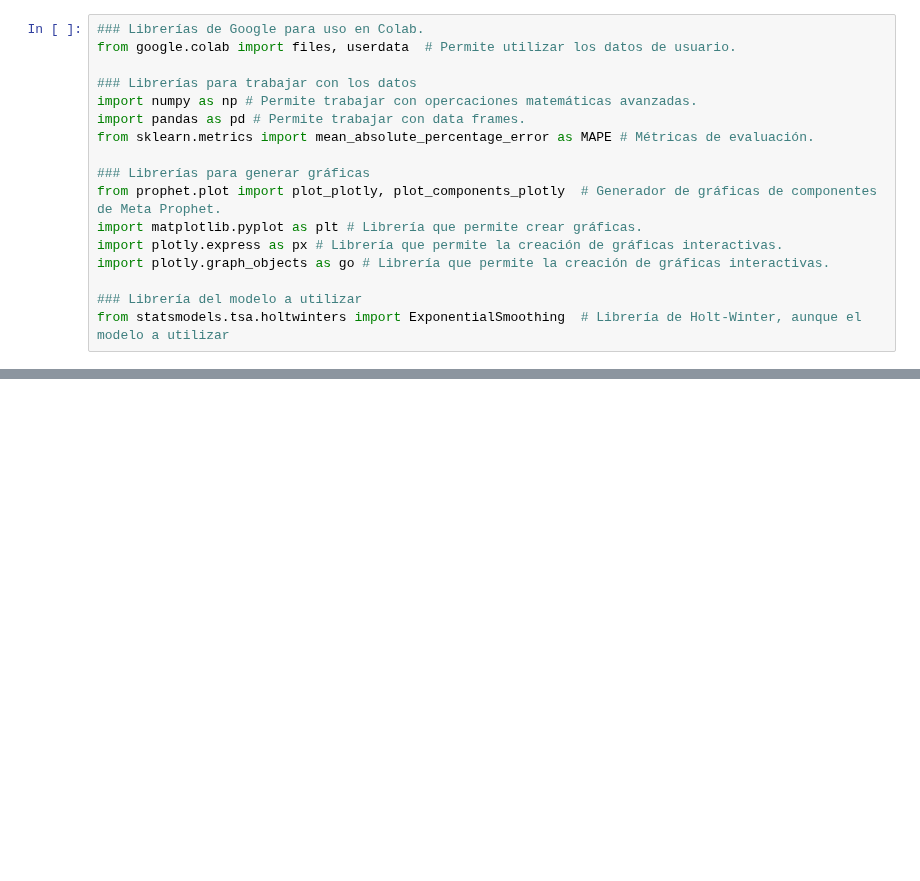
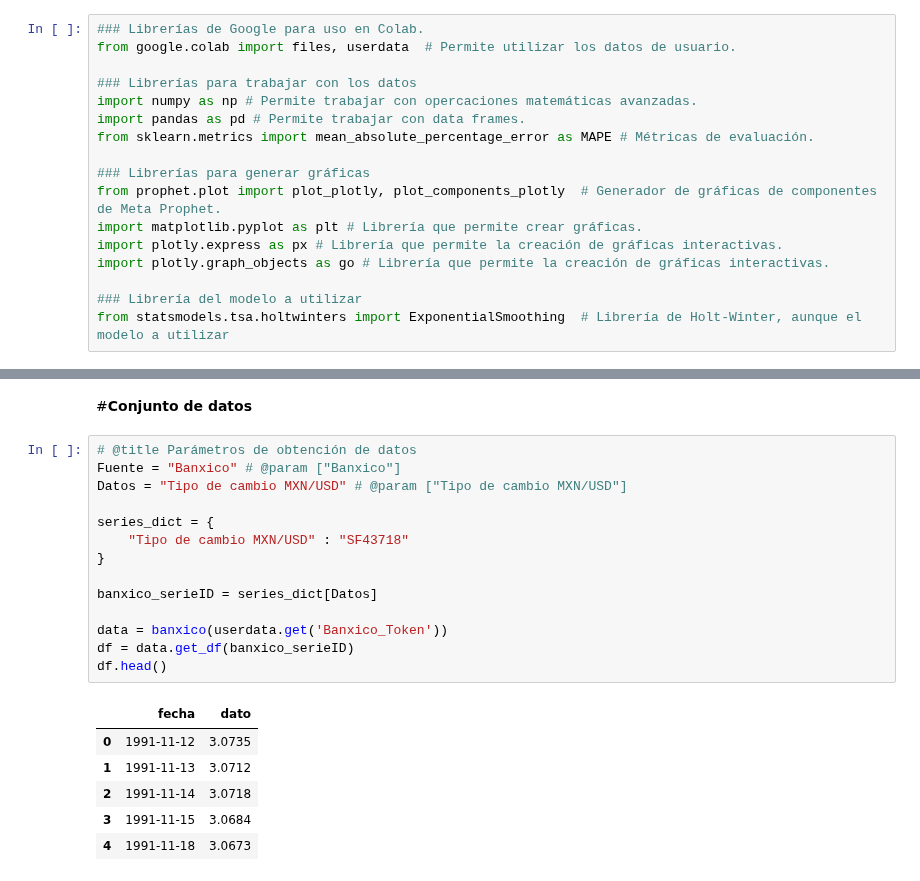
Before and after one commit to rubusarbaro/supplychain-forecast-FIME, a Jupyter notebook: PIA_Holt.ipynb, the cells around one changed output, grey strips where cells are left out. Saved outputs shown, nothing was run; the diff lists cells and outputs as text; blank space fills up the shorter version.

```diff
--- a/PIA_Holt.ipynb
+++ b/PIA_Holt.ipynb
@@ -33,0 +181,23 @@ from statsmodels.tsa.holtwinters import ExponentialSmoothing  # Librería de Hol
+# %% [markdown]
+#**Conjunto de datos**
+# %%
+# @title Parámetros de obtención de datos
+Fuente = "Banxico" # @param ["Banxico"]
+Datos = "Tipo de cambio MXN/USD" # @param ["Tipo de cambio MXN/USD"]
+
+series_dict = {
+    "Tipo de cambio MXN/USD" : "SF43718"
+}
+
+banxico_serieID = series_dict[Datos]
+
+data = banxico(userdata.get('Banxico_Token'))
+df = data.get_df(banxico_serieID)
+df.head()
+# %% [output]
+|  | fecha | dato |
+| 0 | 1991-11-12 | 3.0735 |
+| 1 | 1991-11-13 | 3.0712 |
+| 2 | 1991-11-14 | 3.0718 |
+| 3 | 1991-11-15 | 3.0684 |
+| 4 | 1991-11-18 | 3.0673 |
```
Also changed, not shown: parts of 11 cells of this notebook.
